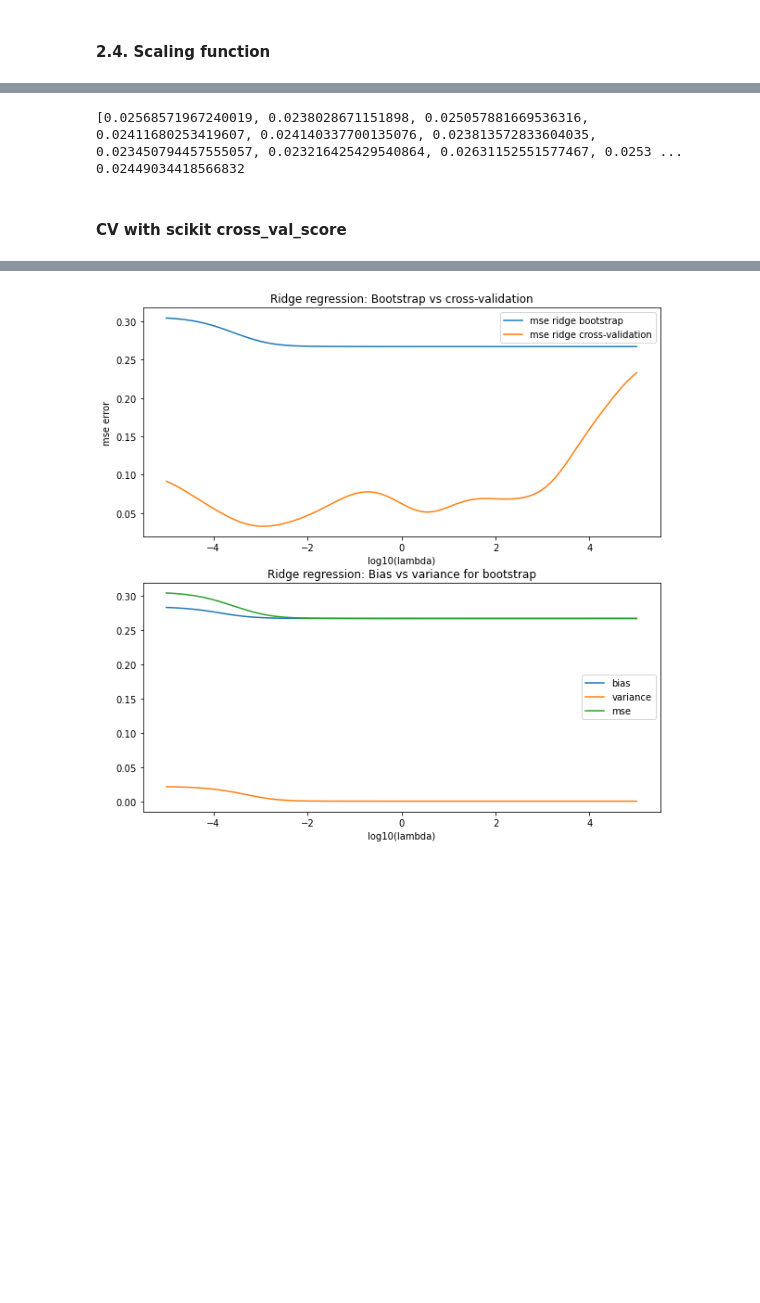
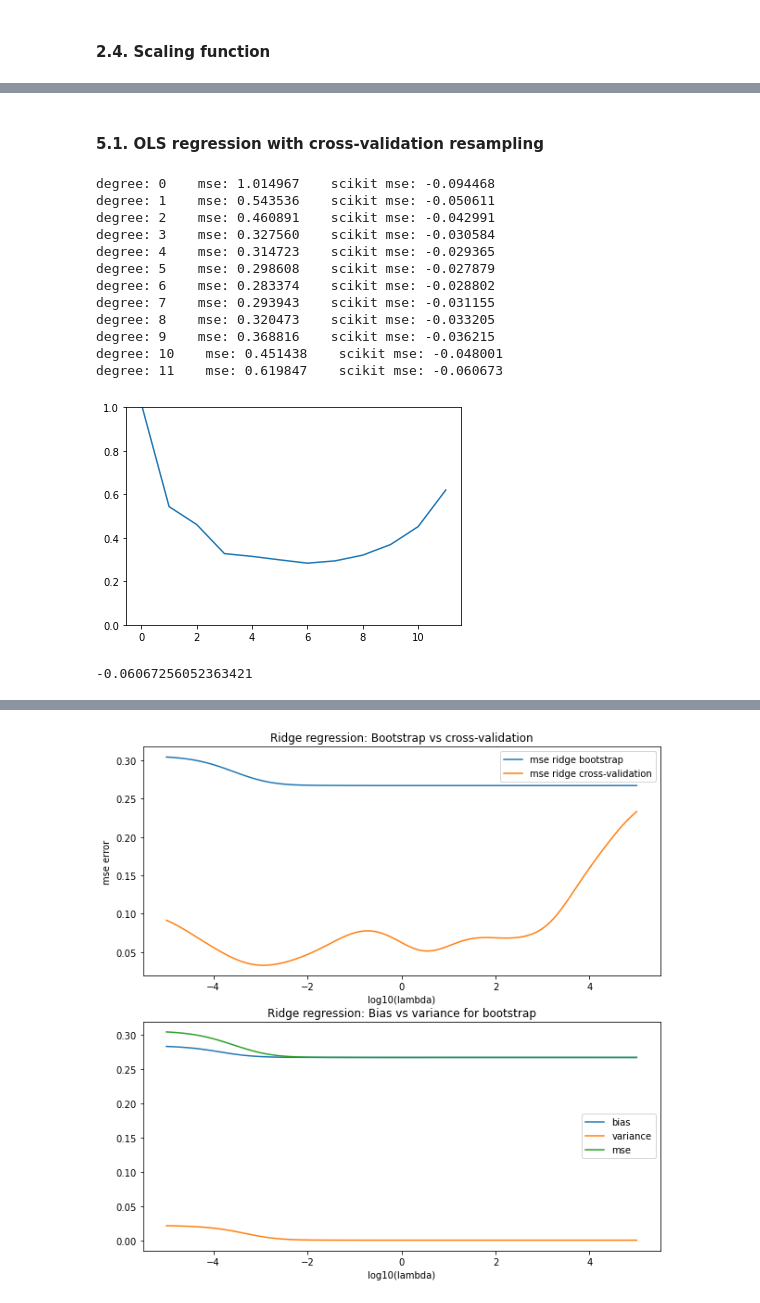
Before and after one commit to jornmarh/fys-stk4155, a Jupyter notebook: project1/project1-ad.ipynb, the cells around one changed output, grey strips where cells are left out. Drawn from its saved outputs; the diff is of its cells as text; code cells hidden in the pictures; blank space fills up the shorter version.

```diff
--- a/project1/project1-ad.ipynb
+++ b/project1/project1-ad.ipynb
@@ -315,41 +327,74 @@ plt.show()
+# %% [markdown]
+#### 5.1. OLS regression with cross-validation resampling <a class="anchor" id="5.1"></a>
 # %%
 from sklearn.model_selection import cross_val_score
 from sklearn.model_selection import KFold
 
-N = 100
-degree = 5
+# Parameters
+N = 20
+maxdegree = 12
 k = 10
+kfold = KFold(n_splits = k, shuffle=True, random_state=22)
+
+# Make dataset
+np.random.seed(64)
 x = np.sort(np.random.uniform(0, 1, N))
 y = np.sort(np.random.uniform(0, 1, N))
 x_mesh, y_mesh = np.meshgrid(x,y)
 x_flat = np.ravel(x_mesh)
 y_flat = np.ravel(y_mesh)
-mse_scores = []
+z = FrankeFunction(x_flat, y_flat, 0.15)
 
-z = FrankeFunction(x_flat, y_flat)
-#z = z - np.mean(z)
-X = create_X(x_flat, y_flat, degree)
-#X = X - np.mean(X)
+# Cost function
+mse_ols_cvd = np.zeros(maxdegree)
+polydegree = np.zeros(maxdegree)
 
-kfold = KFold(n_splits = k, shuffle=True)
+for i in range(maxdegree):
+    degree = i
+    polydegree[i] = degree
+    X = create_X(x_flat, y_flat, degree)
+    mse_split = np.zeros(k)
+    cv_split = 0
+    for train_indexes, test_indexes in kfold.split(X):
+        X_train = X[train_indexes]
+        X_test = X[test_indexes]
+        z_train = z[train_indexes]
+        z_test = z[test_indexes]
+        X_train, X_test, z_train, z_test = scale(X_train, X_test, z_train, z_test)
 
-for train_indexes, test_indexes in kfold.split(X):
-    #print(train_indexes)
+        beta = np.linalg.pinv(X_train.T @ X_train) @ X_train.T @ z_train
+        z_pred = X_test @ beta
 
-    X_train = X[train_indexes]
-    X_test = X[test_indexes]
-    z_train = z[train_indexes]
-    z_test = z[test_indexes]
+        mse_split[cv_split] = mean_squared_error(z_test, z_pred)
 
-    beta = np.linalg.pinv(X_train.T @ X_train) @ X_train.T @ z_train
-    z_pred = X_test @ beta
-    mse_scores.append(mean_squared_error(z_test, z_pred))
+        cv_split += 1
 
-print(mse_scores)
+    mse_ols_cvd[i] = np.mean(mse_split)
 
-print(np.mean(mse_scores))
+    linreg = LinearRegression()
+    mse_scikit_cv = np.mean(cross_val_score(linreg, X, z, scoring='neg_mean_squared_error', cv=kfold))
+
+    print('degree: %i    mse: %.6f    scikit mse: %.6f' %(degree, mse_ols_cvd[i], mse_scikit_cv))
+
+plt.plot(polydegree, mse_ols_cvd)
+plt.ylim(0,1)
+plt.show()
+
+
+print(mse_scikit_cv)
+#print('mse with scikit: %.6f' %(mse_scikit_cv))
 # %% [output]
-[0.02568571967240019, 0.0238028671151898, 0.025057881669536316, 0.02411680253419607, 0.024140337700135076, 0.023813572833604035, 0.023450794457555057, 0.023216425429540864, 0.02631152551577467, 0.0253 ...
-0.02449034418566832
+degree: 0    mse: 1.014967    scikit mse: -0.094468
+degree: 1    mse: 0.543536    scikit mse: -0.050611
+degree: 2    mse: 0.460891    scikit mse: -0.042991
+degree: 3    mse: 0.327560    scikit mse: -0.030584
+degree: 4    mse: 0.314723    scikit mse: -0.029365
+degree: 5    mse: 0.298608    scikit mse: -0.027879
+degree: 6    mse: 0.283374    scikit mse: -0.028802
+degree: 7    mse: 0.293943    scikit mse: -0.031155
+degree: 8    mse: 0.320473    scikit mse: -0.033205
+degree: 9    mse: 0.368816    scikit mse: -0.036215
+degree: 10    mse: 0.451438    scikit mse: -0.048001
+degree: 11    mse: 0.619847    scikit mse: -0.060673
+[figure, added]
+-0.06067256052363421
-# %% [markdown]
-#### CV with scikit cross_val_score
```
Also changed, not shown: parts of 30 cells of this notebook.
